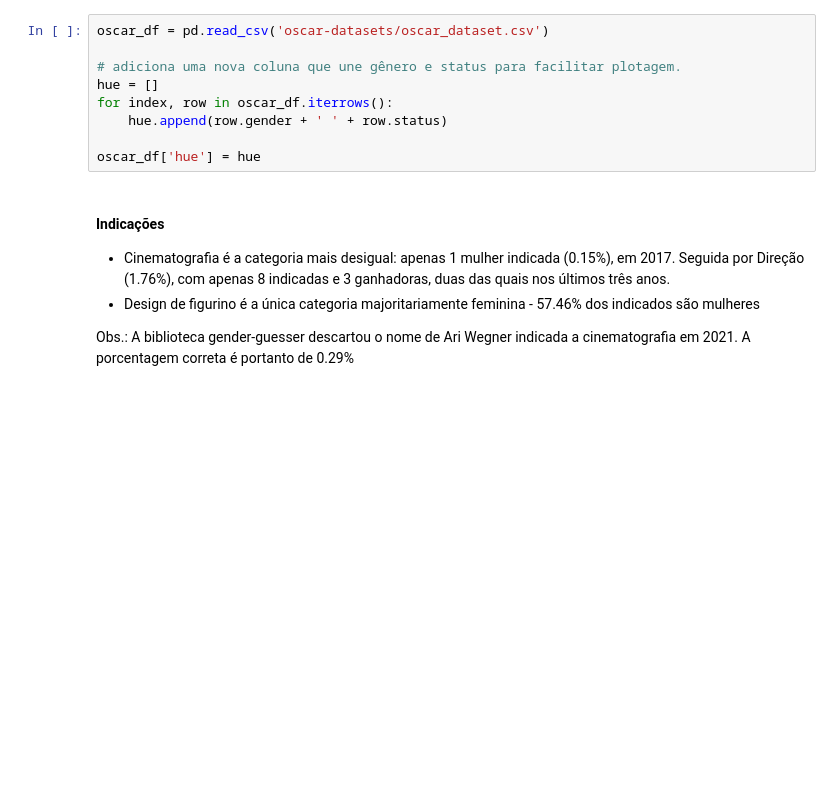
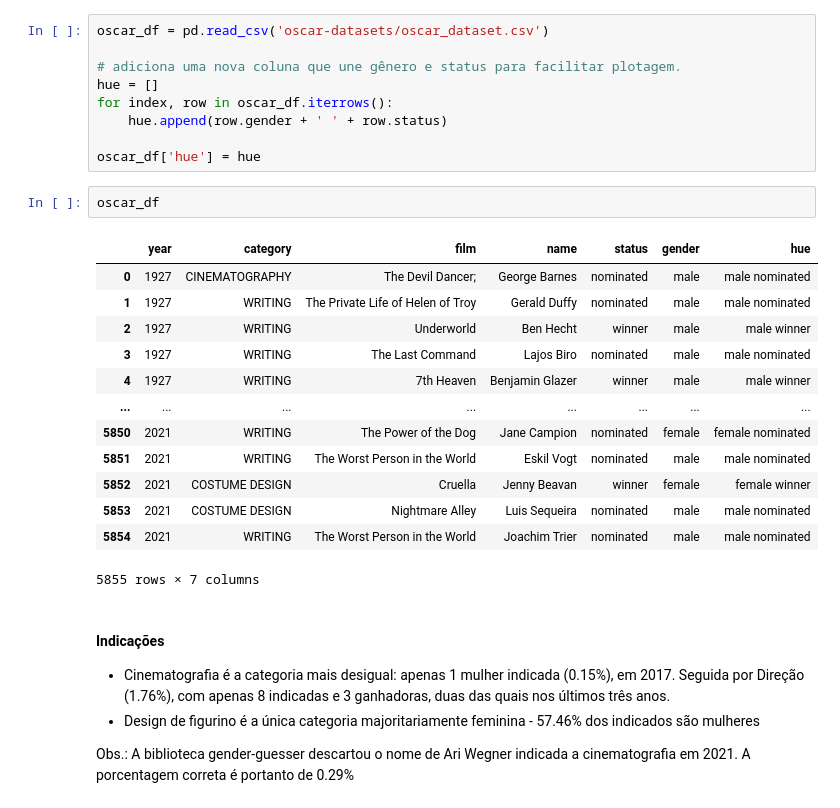
Before and after one commit to vinifm/puc_bechdel, a Jupyter notebook: oscar/raspagem.ipynb, the cells around one changed output. Drawn from its saved outputs; the diff is of its cells as text; blank space fills up the shorter version.

```diff
--- a/oscar/raspagem.ipynb
+++ b/oscar/raspagem.ipynb
@@ -217,4 +218,20 @@ for index, row in oscar_df.iterrows():
 	hue.append(row.gender + ' ' + row.status)
 
 oscar_df['hue'] = hue
+# %%
+oscar_df
+# %% [output]
+|  | year | category | film | name | status | gender | hue |
+| 0 | 1927 | CINEMATOGRAPHY | The Devil Dancer; | George Barnes | nominated | male | male nominated |
+| 1 | 1927 | WRITING | The Private Life of Helen of Troy | Gerald Duffy | nominated | male | male nominated |
+| 2 | 1927 | WRITING | Underworld | Ben Hecht | winner | male | male winner |
+| 3 | 1927 | WRITING | The Last Command | Lajos Biro | nominated | male | male nominated |
+| 4 | 1927 | WRITING | 7th Heaven | Benjamin Glazer | winner | male | male winner |
+| ... | ... | ... | ... | ... | ... | ... | ... |
+| 5850 | 2021 | WRITING | The Power of the Dog | Jane Campion | nominated | female | female nominated |
+| 5851 | 2021 | WRITING | The Worst Person in the World | Eskil Vogt | nominated | male | male nominated |
+| 5852 | 2021 | COSTUME DESIGN | Cruella | Jenny Beavan | winner | female | female winner |
+| 5853 | 2021 | COSTUME DESIGN | Nightmare Alley | Luis Sequeira | nominated | male | male nominated |
+| 5854 | 2021 | WRITING | The Worst Person in the World | Joachim Trier | nominated | male | male nominated |
+5855 rows × 7 columns
 # %% [markdown]
```
Also changed, not shown: parts of 9 cells of this notebook.
